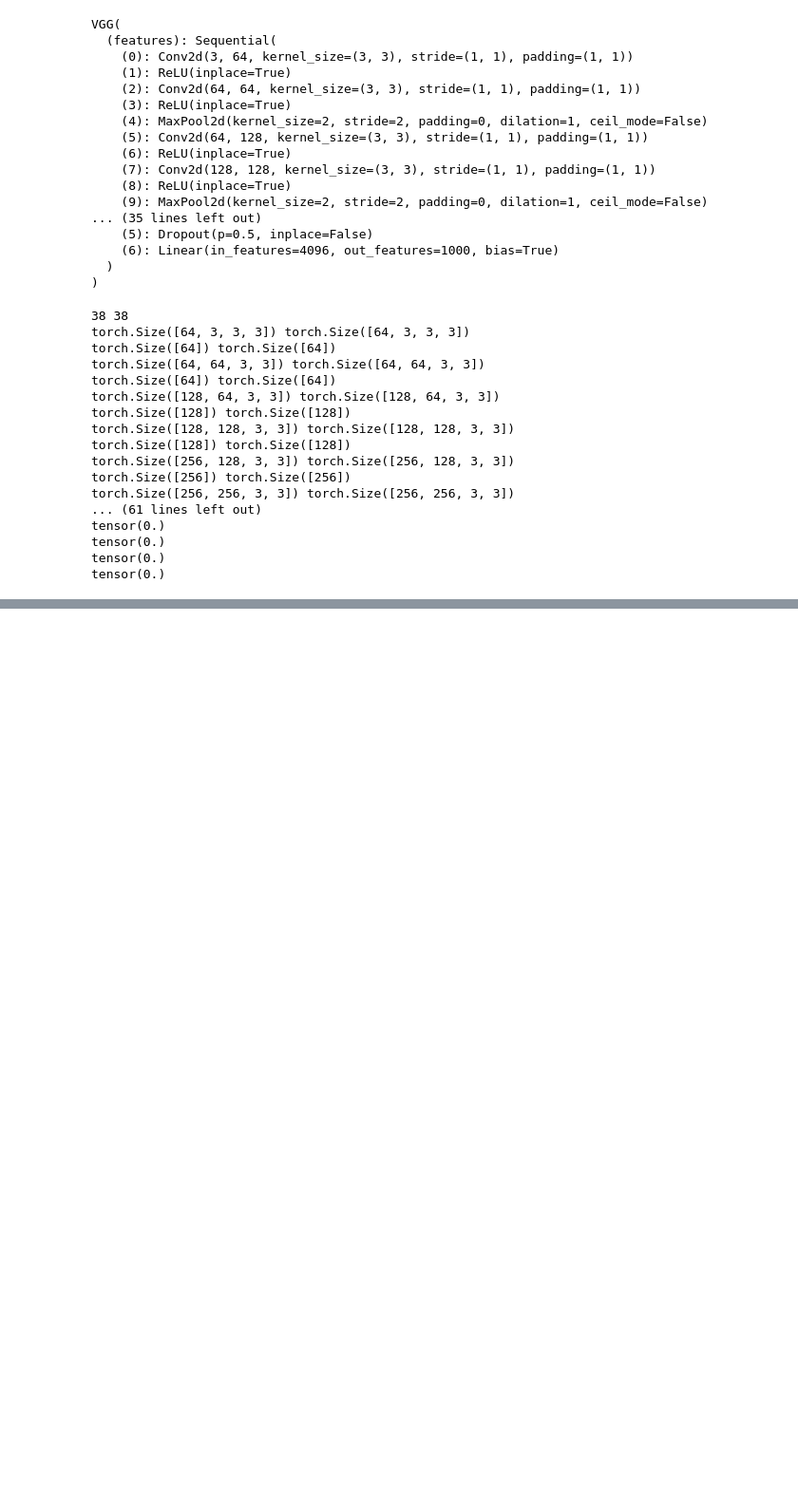
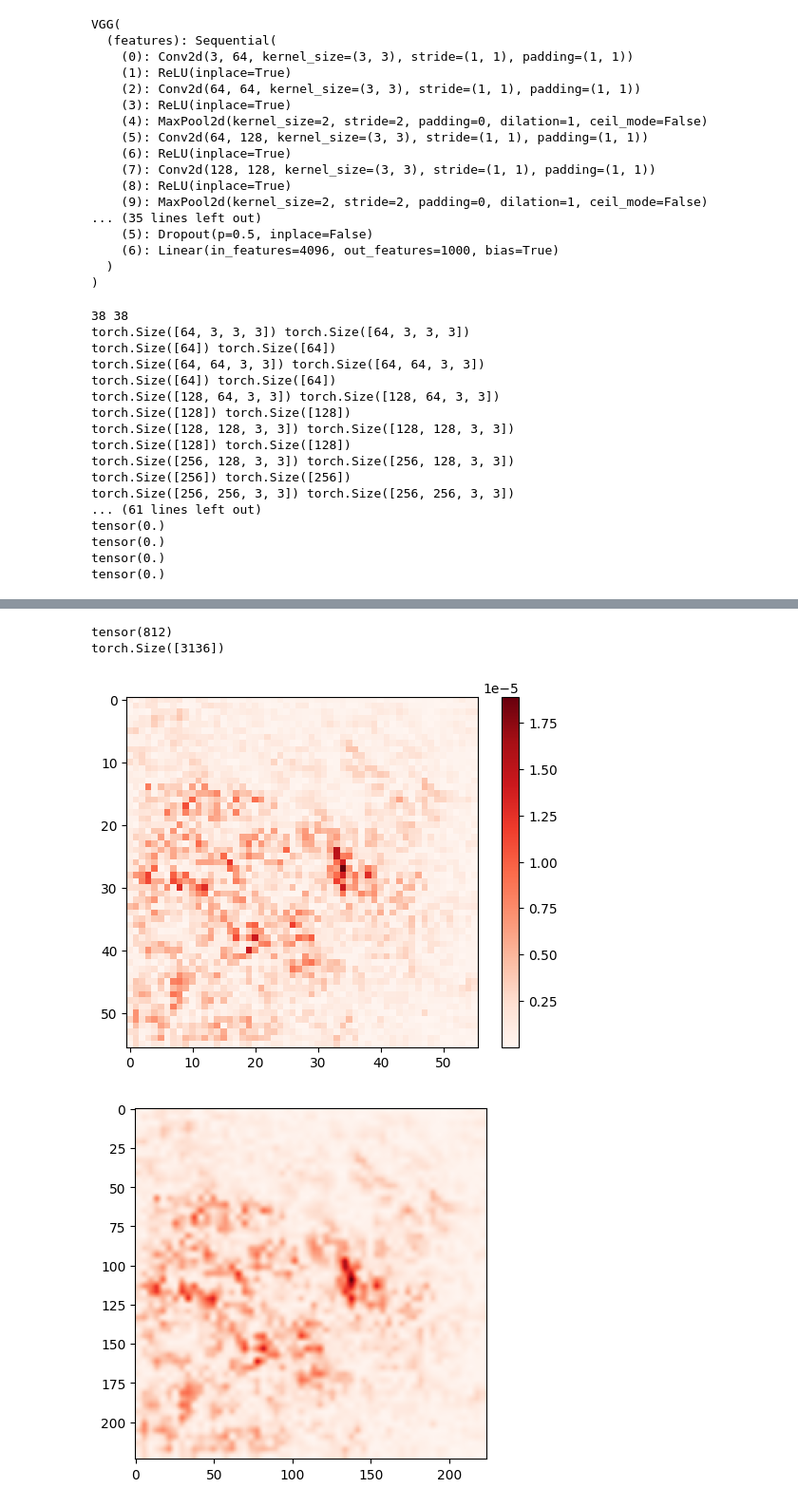
Before and after one commit to guillaume117/AbstractTorch, a Jupyter notebook: notebook/evaluateVGG.ipynb, the cells around one changed output, grey strips where cells are left out. Shown at 95% size. Cells and saved outputs as stored; diff of their text form; code cells hidden in the pictures; blank space fills up the shorter version.

```diff
--- a/notebook/evaluateVGG.ipynb
+++ b/notebook/evaluateVGG.ipynb
@@ -519,0 +529,21 @@ print([idx2label[i] for i in index[0]])
+# %%
+value=torch.argmax(result[0])
+print(value)
+concat= torch.abs(result[1:3137,value])
+print(concat.size())
+
+concat = concat.reshape(56,56)
+plt.imshow(torch.abs(concat.cpu()).numpy(), cmap='Reds')
+plt.colorbar()
+plt.show()
+transform = transforms.Resize((224, 224))
+heatmap = transform(concat.unsqueeze(0))
+plt.imshow(heatmap[0].cpu().numpy(), cmap='Reds')
+heatmap.shape
+
+heatmap = torch.cat((heatmap, torch.zeros_like(heatmap[0]).unsqueeze(0), torch.zeros_like(heatmap[0]).unsqueeze(0)), dim=0)
+# %% [output]
+tensor(812)
+torch.Size([3136])
+[figure, added]
+[figure, added]
```
Also changed, not shown: parts of 9 cells of this notebook, 1 other file.
